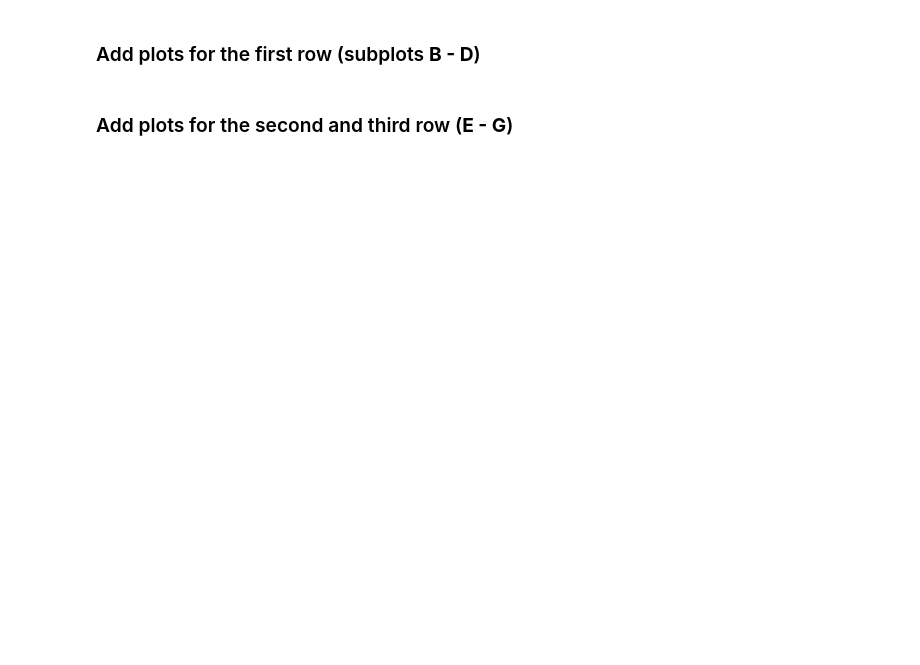
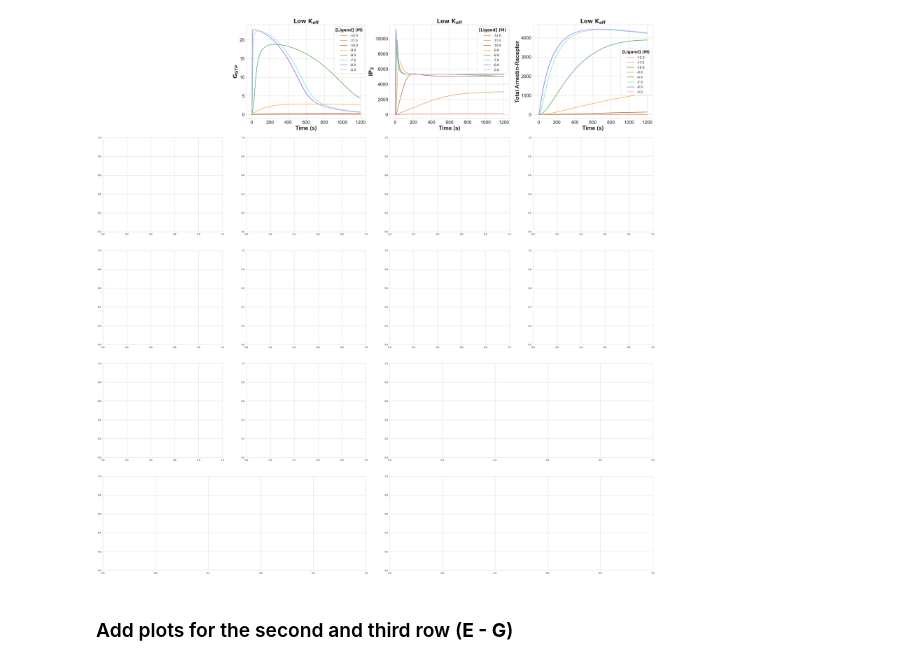
Before and after one commit to bence-szalai/gpcr-signaling-simulation, a Jupyter notebook: code/create_plots.ipynb, the cells around one changed output. Cells and saved outputs as stored; diff of their text form; code cells hidden in the pictures; blank space fills up the shorter version.

Commit message:
Code for creating preliminary plots

```diff
--- a/code/create_plots.ipynb
+++ b/code/create_plots.ipynb
@@ -105,13 +58,21 @@ def draw_kinetic_concentration_curve_of_molecule_with_different_ligand_ccs(molec
     ## Get color palette
     colors = [color_palette_dict.get(col) for col in color_names]
 
-    ## Loop over the ligand concentrations, load the respective simulation data from the .csv file
+    # Extract the maximum value of receptor-arrestin concentrations, in order to determine the common Y-axis range for the plots E-H
+    arrestin_receptor_max_response=0
+
+    ## Loop over the ligand concentrations, load the respective simulation data from the .csv file with only columns that contain data
+    #  for the molecule to be plotted
     for ligand,color in zip(ligands,colors):
         fname=dirname+ '_'.join([process_name,'koff',str(koff),'kon',str(kon),'ligand_cc',str(ligand)]) + '.csv'
         col_nums=[int(x+1) for x in molecules_dict[molecule]]
         col_nums.append(0)
         mol_ccs_df=pd.read_csv(fname, index_col=0,usecols=col_nums)
-        axis.plot(mol_ccs_df.index.tolist(),np.sum(mol_ccs_df.loc[:,:],1),label=ligand,color=color)
+        plot=axis.plot(mol_ccs_df.index.tolist(),np.sum(mol_ccs_df.loc[:,:],1),label=ligand,color=color)
+        ## Extract the maximum value of Arrestin-Receptor curves
+        if molecule=='Total Arrestin-Receptor' and max(np.sum(mol_ccs_df.loc[:,:],1))>arrestin_receptor_max_response:
+            arrestin_receptor_max_response=max(np.sum(mol_ccs_df.loc[:,:],1))
+
 
     ## Customize legend, plot title, axis labels
     plot_area=fig_width*fig_height
@@ -129,46 +90,63 @@ def draw_kinetic_concentration_curve_of_molecule_with_different_ligand_ccs(molec
     axis.set_xlabel('Time (s)',fontweight="bold",fontsize=axis_label_fontsize)
     axis.set_ylabel(molecule,fontweight="bold",fontsize=axis_label_fontsize)
     axis.tick_params(axis='both', labelsize=axis_tick_labelsize)
+
+    return plot,arrestin_receptor_max_response
-# %% [markdown]
-### Add plots for the first row (subplots **B - D**)
 # %%
-subplots_names=subplot_layout[0][1:]
+## Define subplots and molecules to plot
+subplots_names=['B','C','D']
 molecules_to_plot=['$\mathbf{G_{GTP}}$','$\mathbf{IP_{3}}$','Total Arrestin-Receptor']
 
+## Define the parameters for the plots
 kon=0.3
 koff=0.0003
+ligand_ccs=(10 ** np.arange(-6, 1.1, 1))
 intern_status='With_internalisation'
 process_name='Koff_Kon_all'
 color_palette_dict=mcolors.CSS4_COLORS
 color_names=['tomato','peru','saddlebrown','darkorange','forestgreen','turquoise','royalblue','violet']
 
 
 subplot_layout=[['.','B','C','D'],
                 ['E_up','F_up','G_up','H_up'],
                 ['E_low','F_low','G_low','H_low'],
                 ['I','J','K','K'],
                 ['L','L','M','M']]
 fig_width=40
 fig_height=40
+
 fig,ax=plt.subplot_mosaic(subplot_layout,figsize=(fig_width,fig_height))
+
 
 ## FOntsize=fig_width*fig_height/title_fontsize_ratio
 subplot_title_fontsize_nominator=70
 subplot_axis_label_fontsize_nominator=70
 subplot_axis_tick_label_fontsize_nominator=85
 subplot_legend_label_fontsize_nominator=115
 legend_title='$\mathbf{[Ligand]\ (M)}$'
 subplot_legend_title_fontsize_nominator=100
 
 
+
 for subplot_name,molecule in zip(subplots_names,molecules_to_plot):
-    draw_kinetic_concentration_curve_of_molecule_with_different_ligand_ccs(molecule,molecules_dict,kon,koff,intern_status,process_name,ligand_ccs,\
+    ax[subplot_name],arrestin_receptor_max_response=draw_kinetic_concentration_curve_of_molecule_with_different_ligand_ccs(molecule,molecules_dict,kon,koff,intern_status,process_name,ligand_ccs,\
                                                                            color_palette_dict,color_names,ax,subplot_name,fig_width,fig_height,\
                                                                            subplot_title_fontsize_nominator,subplot_axis_label_fontsize_nominator,\
                                                                            subplot_axis_tick_label_fontsize_nominator,subplot_legend_label_fontsize_nominator,\
                                                                            legend_title,subplot_legend_title_fontsize_nominator)
+    if molecule=='Total Arrestin-Receptor':
+        with open('../data/arrestin_receptor_max_response.pkl','wb') as file:
+            pickle.dump(arrestin_receptor_max_response,file)
 
-plt.show()
+
+
+## Save fig and axes object for later to add more subplots to it
+with open('../data/temporary_plot_B_D_fig_object.pkl','wb') as file:
+    pickle.dump(fig,file)
+with open('../data/temporary_plot_B_D_axes_object.pkl','wb') as file:
+    pickle.dump(ax,file)
+# %% [output]
+[figure, added]
 # %% [markdown]
 ### Add plots for the second and third row (**E - G**)
 # %%
```
Also changed, not shown: parts of 9 cells of this notebook.
